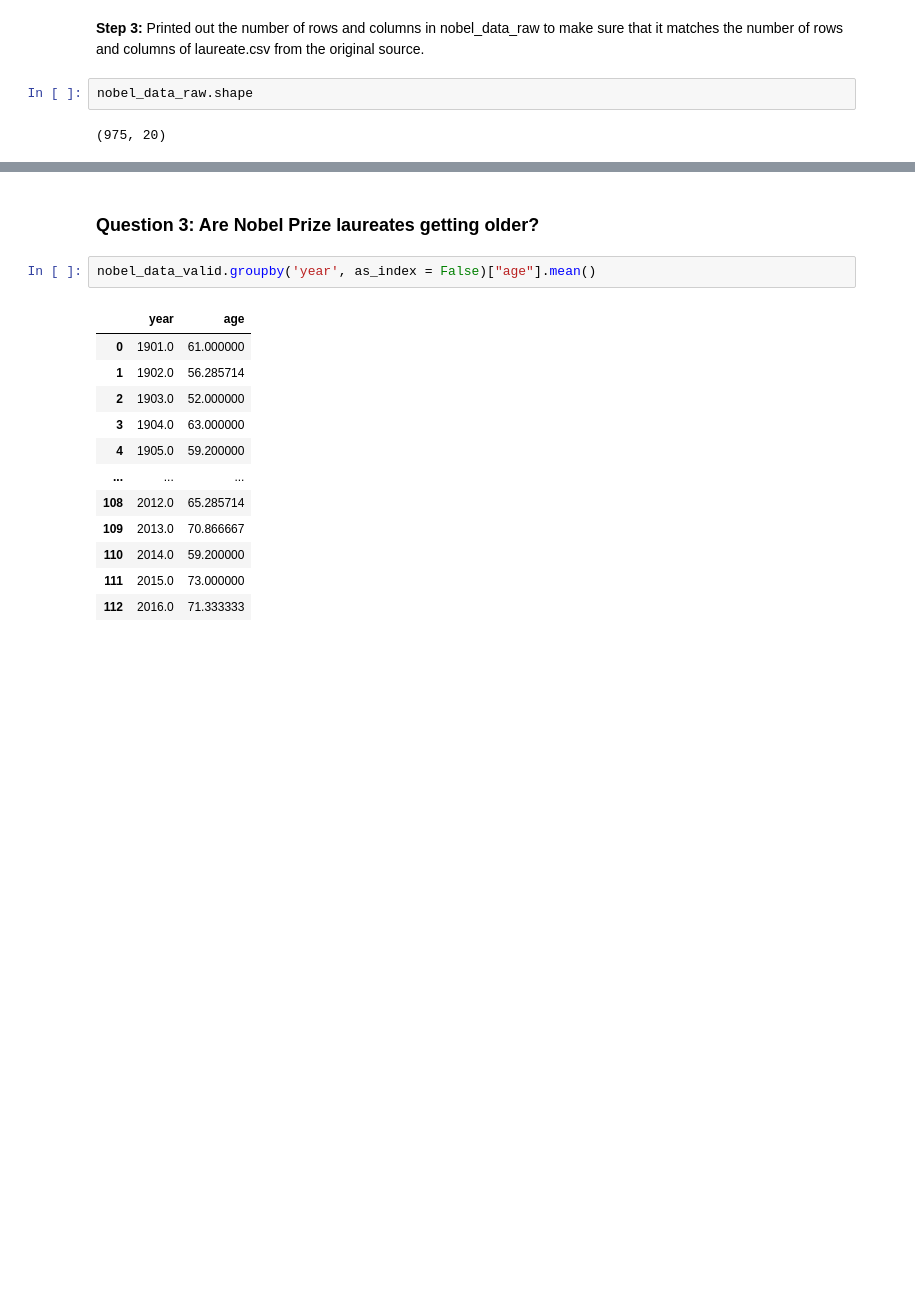
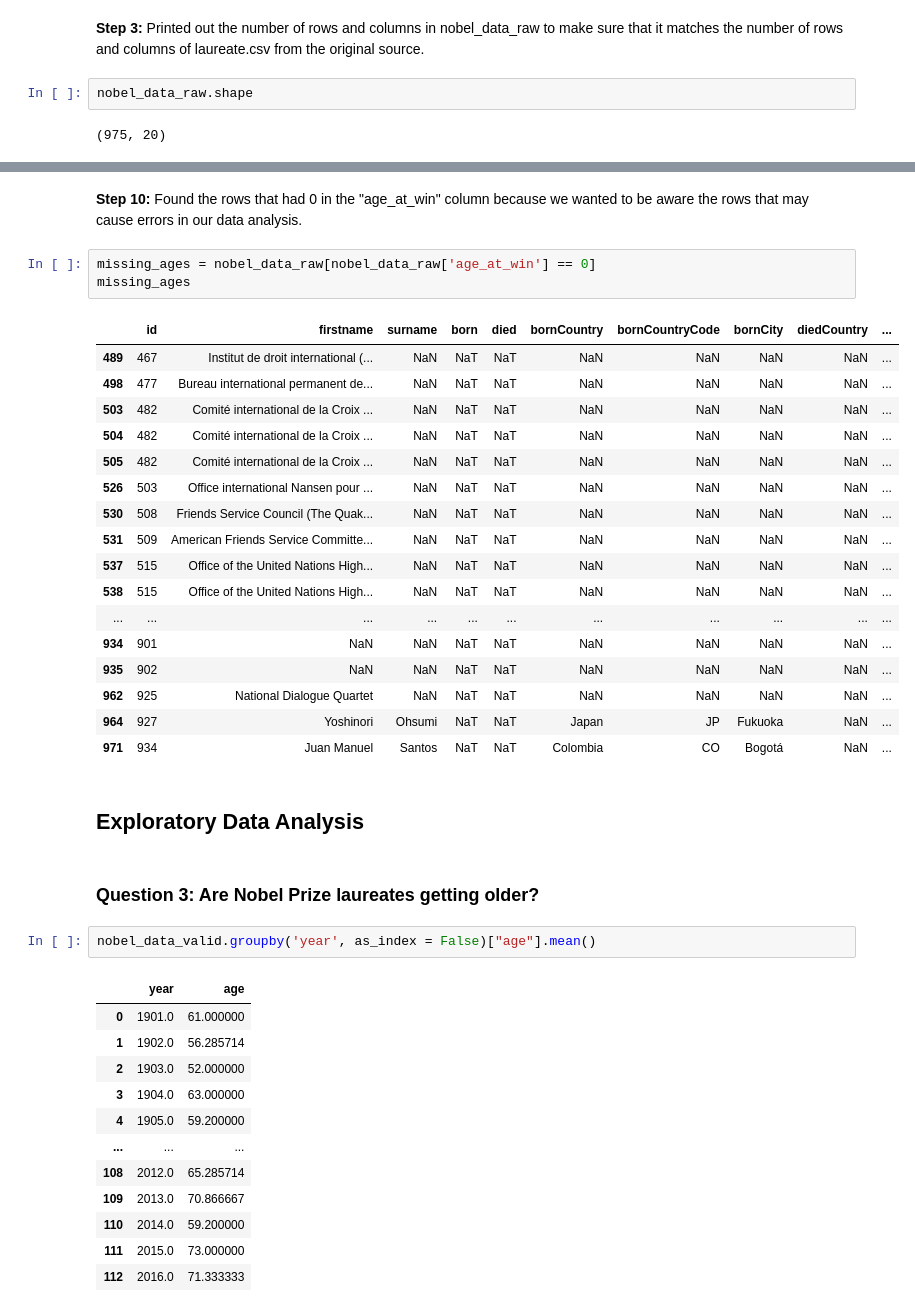
Before and after one commit to qbello22/2950-Project, a Jupyter notebook: nobel-prize.ipynb, the cells around one changed output, grey strips where cells are left out. Drawn from its saved outputs; the diff is of its cells as text; blank space fills up the shorter version.

Commit message:
More cleaning, cleaning missing values

```diff
--- a/nobel-prize.ipynb
+++ b/nobel-prize.ipynb
@@ -145,4 +154,29 @@ age                           int64
 dtype: object
+# %% [markdown]
+**Step 10:** Found the rows that had 0 in the "age_at_win" column because we wanted to be aware the rows that may cause errors in our data analysis.
+# %%
+missing_ages = nobel_data_raw[nobel_data_raw['age_at_win'] == 0]
+missing_ages
+# %% [output]
+|  | id | firstname | surname | born | died | bornCountry | bornCountryCode | bornCity | diedCountry | ... |
+| 489 | 467 | Institut de droit international (... | NaN | NaT | NaT | NaN | NaN | NaN | NaN | ... |
+| 498 | 477 | Bureau international permanent de... | NaN | NaT | NaT | NaN | NaN | NaN | NaN | ... |
+| 503 | 482 | Comité international de la Croix ... | NaN | NaT | NaT | NaN | NaN | NaN | NaN | ... |
+| 504 | 482 | Comité international de la Croix ... | NaN | NaT | NaT | NaN | NaN | NaN | NaN | ... |
+| 505 | 482 | Comité international de la Croix ... | NaN | NaT | NaT | NaN | NaN | NaN | NaN | ... |
+| 526 | 503 | Office international Nansen pour ... | NaN | NaT | NaT | NaN | NaN | NaN | NaN | ... |
+| 530 | 508 | Friends Service Council (The Quak... | NaN | NaT | NaT | NaN | NaN | NaN | NaN | ... |
+| 531 | 509 | American Friends Service Committe... | NaN | NaT | NaT | NaN | NaN | NaN | NaN | ... |
+| 537 | 515 | Office of the United Nations High... | NaN | NaT | NaT | NaN | NaN | NaN | NaN | ... |
+| 538 | 515 | Office of the United Nations High... | NaN | NaT | NaT | NaN | NaN | NaN | NaN | ... |
+| ... | ... | ... | ... | ... | ... | ... | ... | ... | ... | ... |
+| 934 | 901 | NaN | NaN | NaT | NaT | NaN | NaN | NaN | NaN | ... |
+| 935 | 902 | NaN | NaN | NaT | NaT | NaN | NaN | NaN | NaN | ... |
+| 962 | 925 | National Dialogue Quartet | NaN | NaT | NaT | NaN | NaN | NaN | NaN | ... |
+| 964 | 927 | Yoshinori | Ohsumi | NaT | NaT | Japan | JP | Fukuoka | NaN | ... |
+| 971 | 934 | Juan Manuel | Santos | NaT | NaT | Colombia | CO | Bogotá | NaN | ... |
+# %% [markdown]
+## Exploratory Data Analysis
 # %% [markdown]
 ### Question 3: Are Nobel Prize laureates getting older?
 # %%
```
Also changed, not shown: parts of 16 cells of this notebook.
